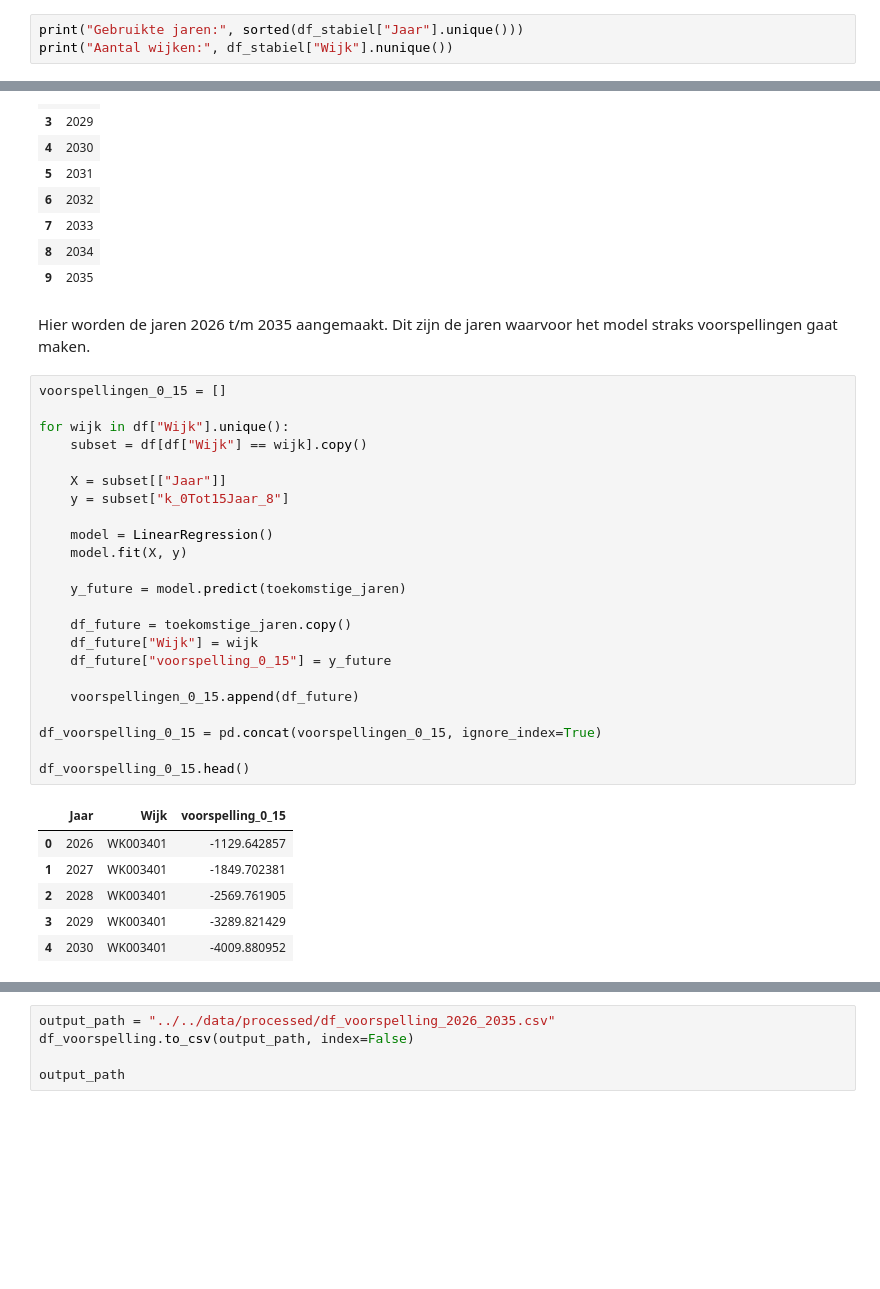
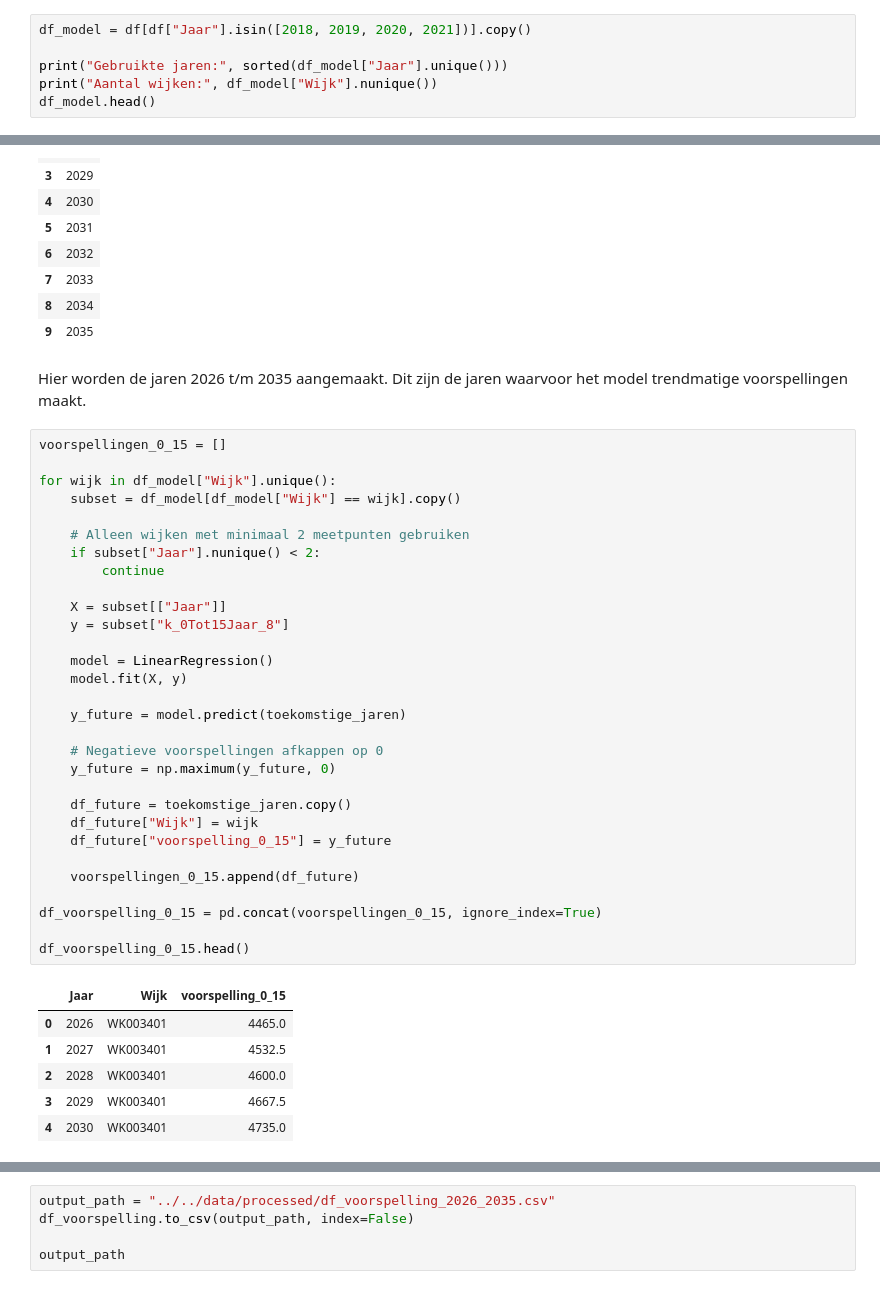
Before and after one commit to Ismael-991/almere-jeugd-voorspelling, a Jupyter notebook: notebooks/individual/Faysal_notebook.ipynb, the cells around one changed output, grey strips where cells are left out. Cells and saved outputs as stored; diff of their text form; blank space fills up the shorter version.

```diff
--- a/notebooks/individual/Faysal_notebook.ipynb
+++ b/notebooks/individual/Faysal_notebook.ipynb
@@ -663,8 +666,11 @@ Voor deze voorspelling gebruiken we vooral:
 - k_0Tot15Jaar_8
 - k_15Tot25Jaar_9
 # %%
-print("Gebruikte jaren:", sorted(df_stabiel["Jaar"].unique()))
-print("Aantal wijken:", df_stabiel["Wijk"].nunique())
+df_model = df[df["Jaar"].isin([2018, 2019, 2020, 2021])].copy()
+
+print("Gebruikte jaren:", sorted(df_model["Jaar"].unique()))
+print("Aantal wijken:", df_model["Wijk"].nunique())
+df_model.head()
 # %% [output]
 Gebruikte jaren: [np.int64(2018), np.int64(2019), np.int64(2020), np.int64(2021)]
 Aantal wijken: 5
@@ -689,37 +701,44 @@ toekomstige_jaren
 | 9 | 2035 |
 # %% [markdown]
 Hier worden de jaren 2026 t/m 2035 aangemaakt.
-Dit zijn de jaren waarvoor het model straks voorspellingen gaat maken.
+Dit zijn de jaren waarvoor het model trendmatige voorspellingen maakt.
 # %%
 voorspellingen_0_15 = []
 
-for wijk in df["Wijk"].unique():
-    subset = df[df["Wijk"] == wijk].copy()
+for wijk in df_model["Wijk"].unique():
+    subset = df_model[df_model["Wijk"] == wijk].copy()
+
+    # Alleen wijken met minimaal 2 meetpunten gebruiken
+    if subset["Jaar"].nunique() < 2:
+        continue
 
     X = subset[["Jaar"]]
     y = subset["k_0Tot15Jaar_8"]
 
     model = LinearRegression()
     model.fit(X, y)
 
     y_future = model.predict(toekomstige_jaren)
+
+    # Negatieve voorspellingen afkappen op 0
+    y_future = np.maximum(y_future, 0)
 
     df_future = toekomstige_jaren.copy()
     df_future["Wijk"] = wijk
     df_future["voorspelling_0_15"] = y_future
 
     voorspellingen_0_15.append(df_future)
 
 df_voorspelling_0_15 = pd.concat(voorspellingen_0_15, ignore_index=True)
 
 df_voorspelling_0_15.head()
 # %% [output]
 |  | Jaar | Wijk | voorspelling_0_15 |
-| 0 | 2026 | WK003401 | -1129.642857 |
-| 1 | 2027 | WK003401 | -1849.702381 |
-| 2 | 2028 | WK003401 | -2569.761905 |
-| 3 | 2029 | WK003401 | -3289.821429 |
-| 4 | 2030 | WK003401 | -4009.880952 |
+| 0 | 2026 | WK003401 | 4465.0 |
+| 1 | 2027 | WK003401 | 4532.5 |
+| 2 | 2028 | WK003401 | 4600.0 |
+| 3 | 2029 | WK003401 | 4667.5 |
+| 4 | 2030 | WK003401 | 4735.0 |
 # %% [markdown]
 Voor iedere wijk wordt apart een lineair regressiemodel getraind met:
 
```
Also changed, not shown: parts of 16 cells of this notebook.
